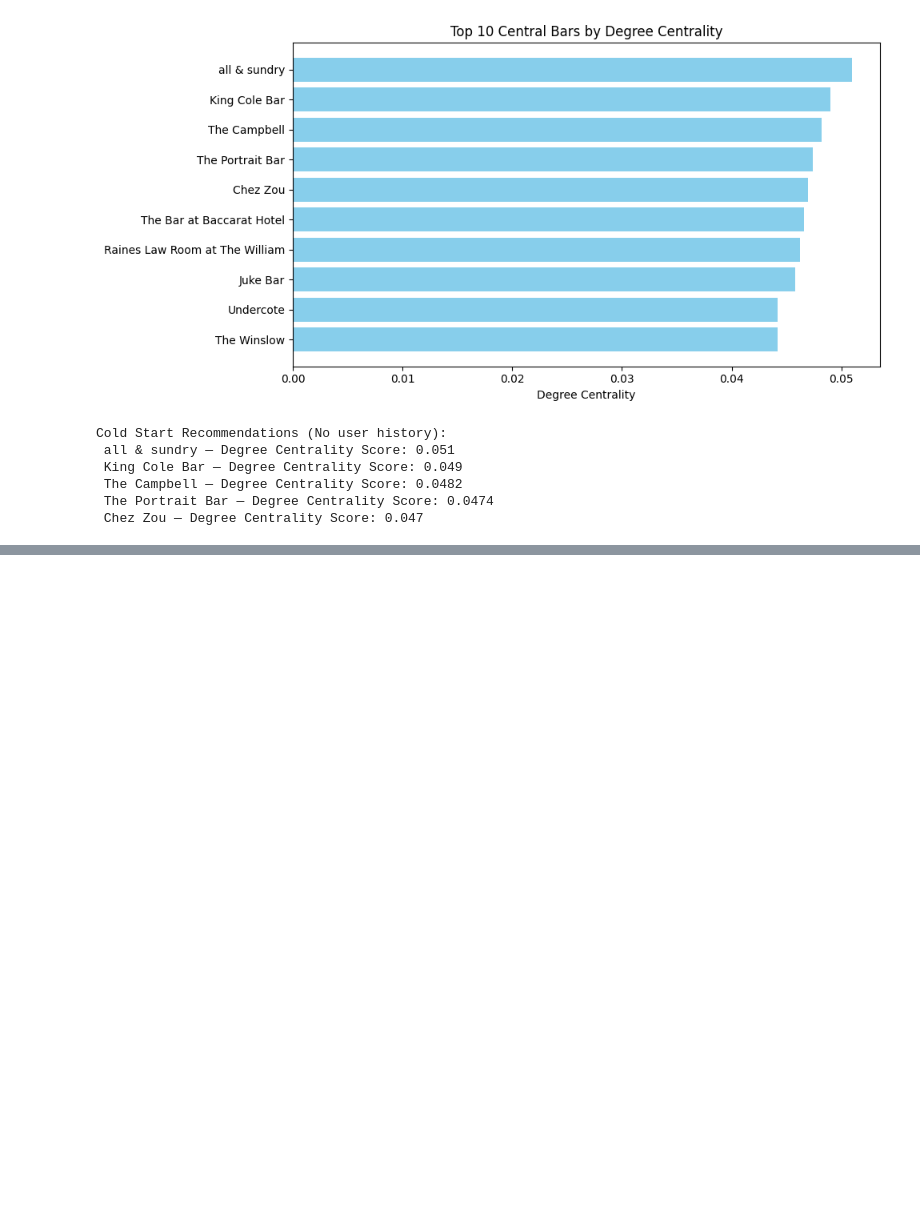
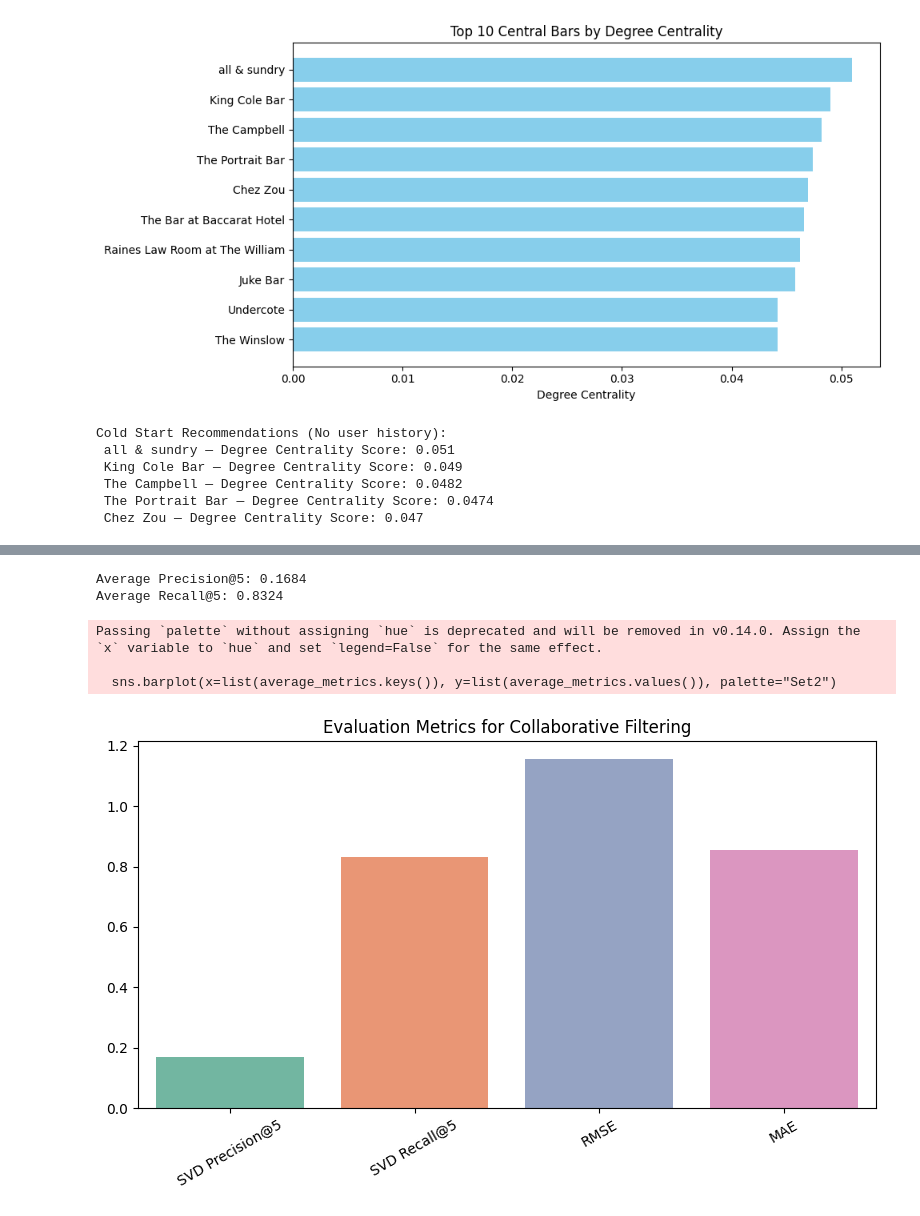
Before and after one commit to isshaya/ML_final, a Jupyter notebook: nlp_recommender_system/bars-machine-learning.ipynb, the cells around one changed output, grey strips where cells are left out. Saved outputs shown, nothing was run; the diff lists cells and outputs as text; code cells hidden in the pictures; blank space fills up the shorter version.

```diff
--- a/nlp_recommender_system/bars-machine-learning.ipynb
+++ b/nlp_recommender_system/bars-machine-learning.ipynb
@@ -673,0 +752,53 @@ Cold Start Recommendations (No user history):
+# %%
+from collections import defaultdict
+
+def precision_recall_at_k(predictions, k=5, threshold=3.5):
+    """Compute Precision and Recall at K."""
+    user_pred = defaultdict(list)
+    user_true = defaultdict(list)
+
+    for uid, iid, true_r, est, _ in predictions:
+        user_pred[uid].append((iid, est))
+        user_true[uid].append((iid, true_r))
+
+    precisions = {}
+    recalls = {}
+
+    for uid in user_pred:
+        pred_sorted = sorted(user_pred[uid], key=lambda x: x[1], reverse=True)[:k]
+        pred_relevant = set(iid for iid, est in pred_sorted if est >= threshold)
+        true_relevant = set(iid for iid, true in user_true[uid] if true >= threshold)
+
+        tp = len(pred_relevant & true_relevant)
+        precisions[uid] = tp / k if k else 0
+        recalls[uid] = tp / len(true_relevant) if true_relevant else 0
+
+    return precisions, recalls
+
+# Apply to collaborative filtering predictions
+prec, rec = precision_recall_at_k(predictions, k=5)
+print(f"Average Precision@5: {np.mean(list(prec.values())):.4f}")
+print(f"Average Recall@5: {np.mean(list(rec.values())):.4f}")
+# %% [output]
+Average Precision@5: 0.1684
+Average Recall@5: 0.8324
+# %%
+average_metrics = {
+    "SVD Precision@5": np.mean(list(prec.values())),
+    "SVD Recall@5": np.mean(list(rec.values())),
+    "RMSE": accuracy.rmse(predictions, verbose=False),
+    "MAE": accuracy.mae(predictions, verbose=False)
+}
+
+# Plot
+plt.figure(figsize=(8, 5))
+sns.barplot(x=list(average_metrics.keys()), y=list(average_metrics.values()), palette="Set2")
+plt.title("Evaluation Metrics for Collaborative Filtering")
+plt.xticks(rotation=30)
+plt.tight_layout()
+plt.show()
+# %% [output]
+Passing `palette` without assigning `hue` is deprecated and will be removed in v0.14.0. Assign the `x` variable to `hue` and set `legend=False` for the same effect.
+
+  sns.barplot(x=list(average_metrics.keys()), y=list(average_metrics.values()), palette="Set2")
+[figure, added]
```
Also changed, not shown: parts of 9 cells of this notebook, 1 other file.
